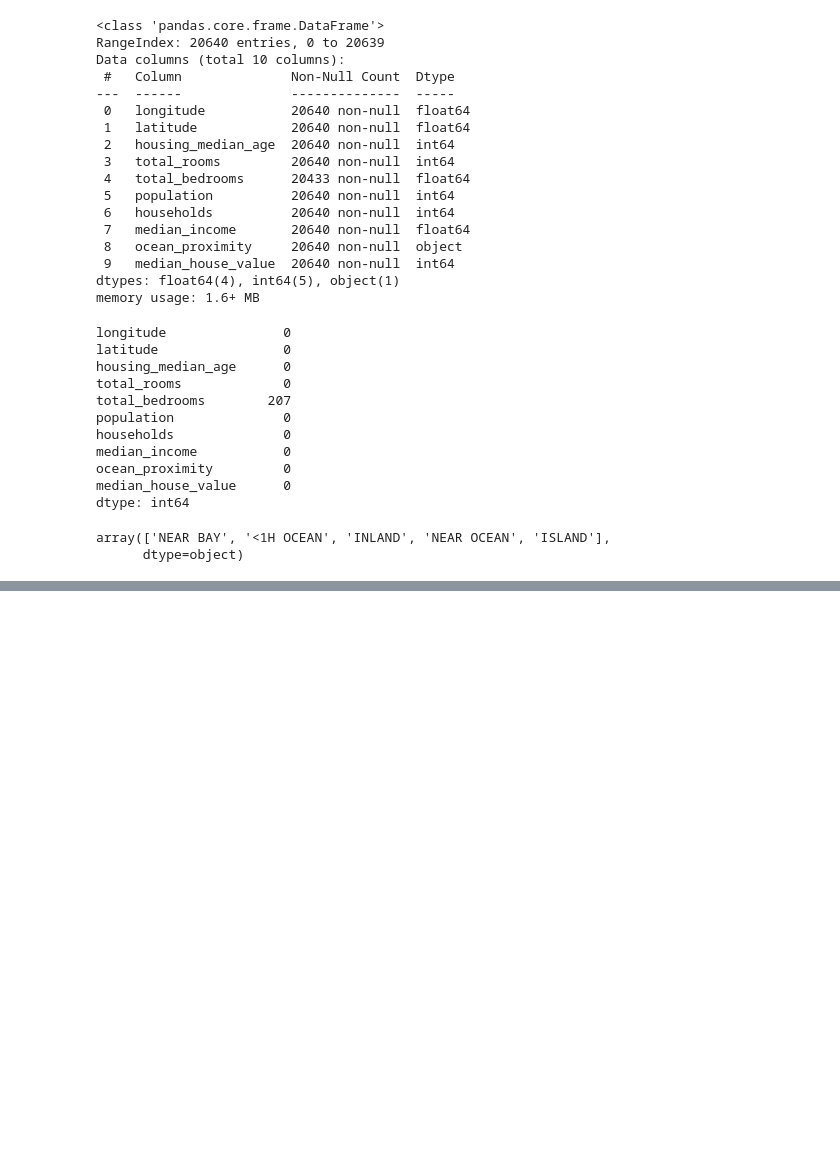
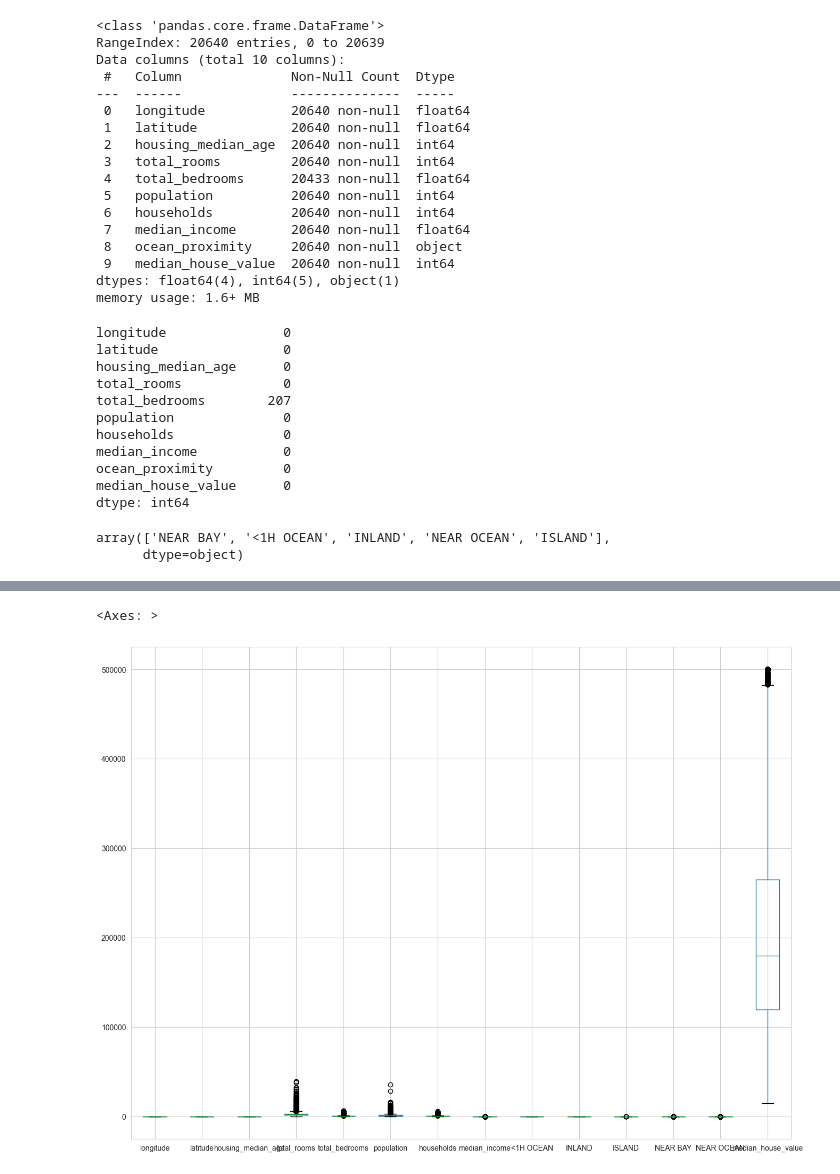
Before and after one commit to nayarasobral/prevendo_valor_medio_de_casas_na_california, a Jupyter notebook: prevendo_valor_medio_house.ipynb, the cells around one changed output, grey strips where cells are left out. Cells and saved outputs as stored; diff of their text form; code cells hidden in the pictures; blank space fills up the shorter version.

```diff
--- a/prevendo_valor_medio_house.ipynb
+++ b/prevendo_valor_medio_house.ipynb
@@ -79,0 +212,5 @@ array(['NEAR BAY', '<1H OCEAN', 'INLAND', 'NEAR OCEAN', 'ISLAND'],
+# %%
+chp2.boxplot(figsize = (16, 12))
+# %% [output]
+<Axes: >
+[figure, added]
```
Also changed, not shown: parts of 31 cells of this notebook, 1 other file.
